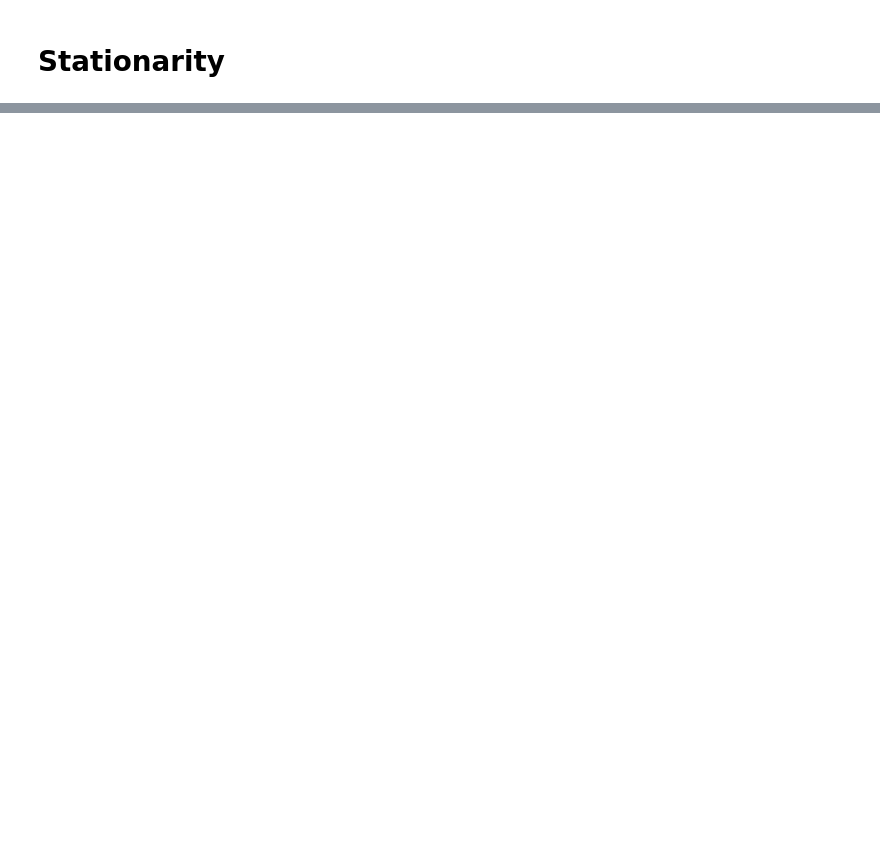
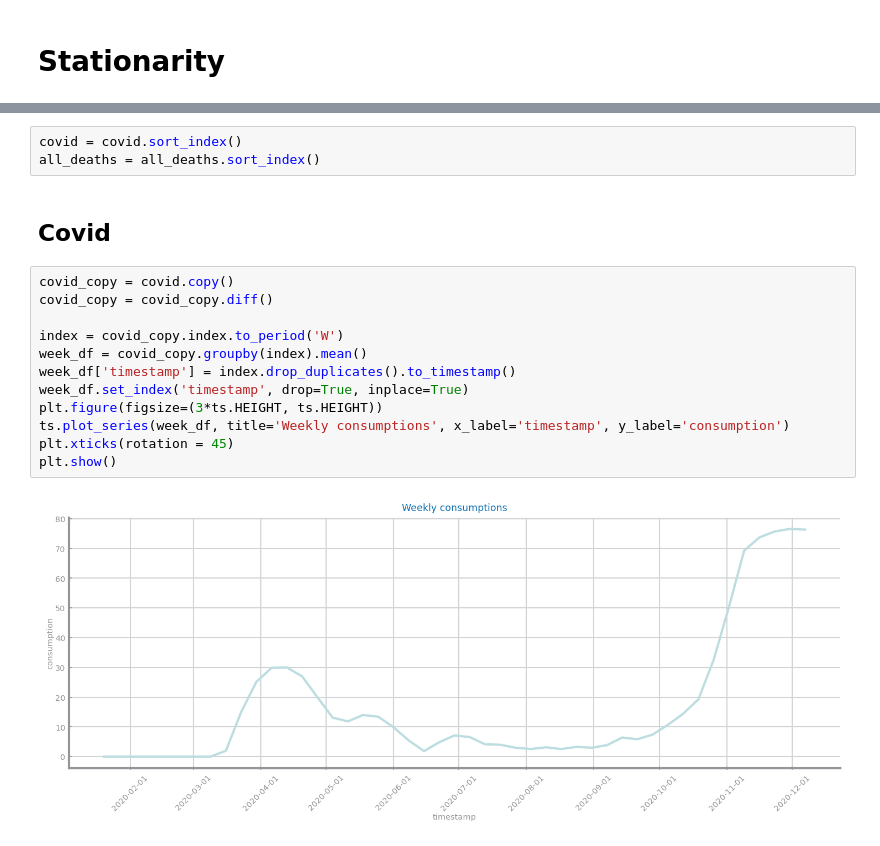
Before and after one commit to joaocmd/CD-Project, a Jupyter notebook: lab9+10/lab9+10-profilling.ipynb, the cells around one changed output, grey strips where cells are left out. Drawn from its saved outputs; the diff is of its cells as text; blank space fills up the shorter version.

```diff
--- a/lab9+10/lab9+10-profilling.ipynb
+++ b/lab9+10/lab9+10-profilling.ipynb
@@ -53,0 +83,19 @@ plt.show()
+# %%
+covid = covid.sort_index()
+all_deaths = all_deaths.sort_index()
+# %% [markdown]
+## Covid
+# %%
+covid_copy = covid.copy()
+covid_copy = covid_copy.diff()
+
+index = covid_copy.index.to_period('W')
+week_df = covid_copy.groupby(index).mean()
+week_df['timestamp'] = index.drop_duplicates().to_timestamp()
+week_df.set_index('timestamp', drop=True, inplace=True)
+plt.figure(figsize=(3*ts.HEIGHT, ts.HEIGHT))
+ts.plot_series(week_df, title='Weekly consumptions', x_label='timestamp', y_label='consumption')
+plt.xticks(rotation = 45)
+plt.show()
+# %% [output]
+[figure, added]
```
Also changed, not shown: parts of 20 cells of this notebook, 11 other files.
